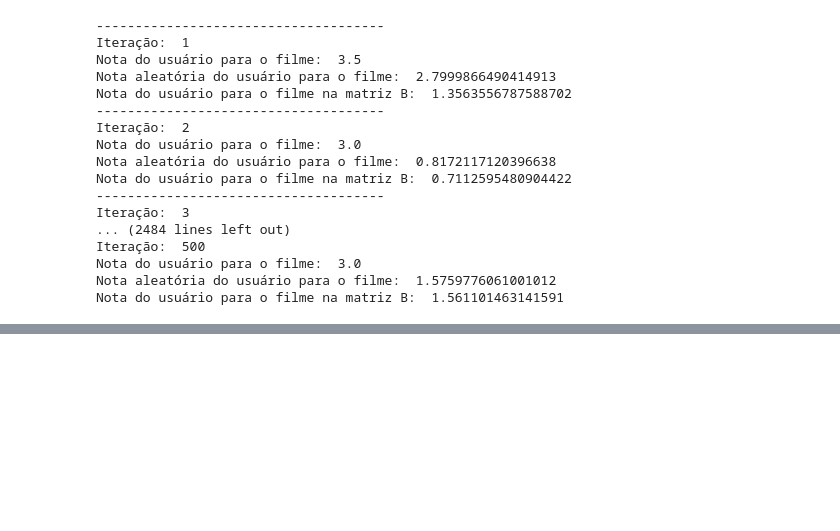
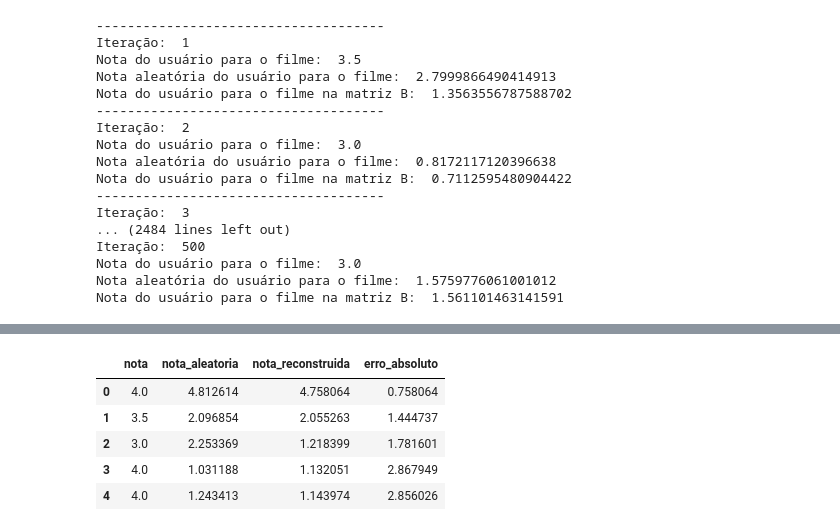
Before and after one commit to EduardoMVAz/Alpha-Netflix-Challenge, a Jupyter notebook: demo.ipynb, the cells around one changed output, grey strips where cells are left out. Cells and saved outputs as stored; diff of their text form; code cells hidden in the pictures; blank space fills up the shorter version.

```diff
--- a/demo.ipynb
+++ b/demo.ipynb
@@ -278,0 +319,9 @@ Em todas nossas iteracoes, usamos a teoria presente no Readme, e conseguimos red
+# %%
+resultados_geral.head()
+# %% [output]
+|  | nota | nota_aleatoria | nota_reconstruida | erro_absoluto |
+| 0 | 4.0 | 4.812614 | 4.758064 | 0.758064 |
+| 1 | 3.5 | 2.096854 | 2.055263 | 1.444737 |
+| 2 | 3.0 | 2.253369 | 1.218399 | 1.781601 |
+| 3 | 4.0 | 1.031188 | 1.132051 | 2.867949 |
+| 4 | 4.0 | 1.243413 | 1.143974 | 2.856026 |
```
Also changed, not shown: parts of 15 cells of this notebook, 1 other file.
